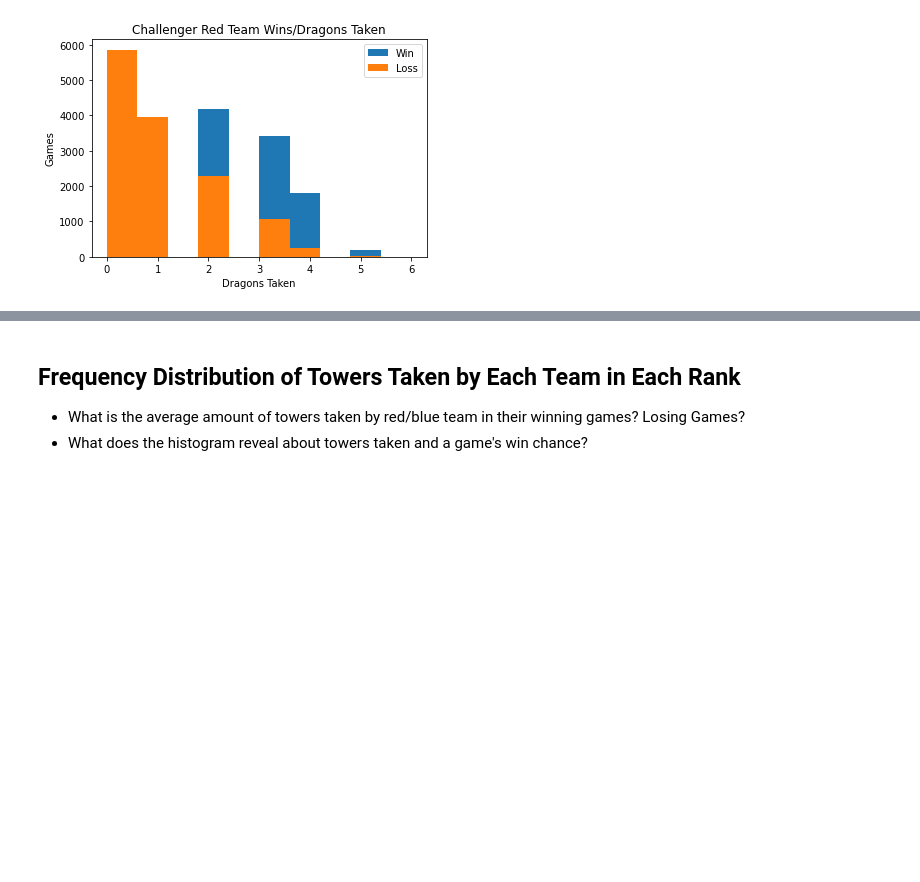
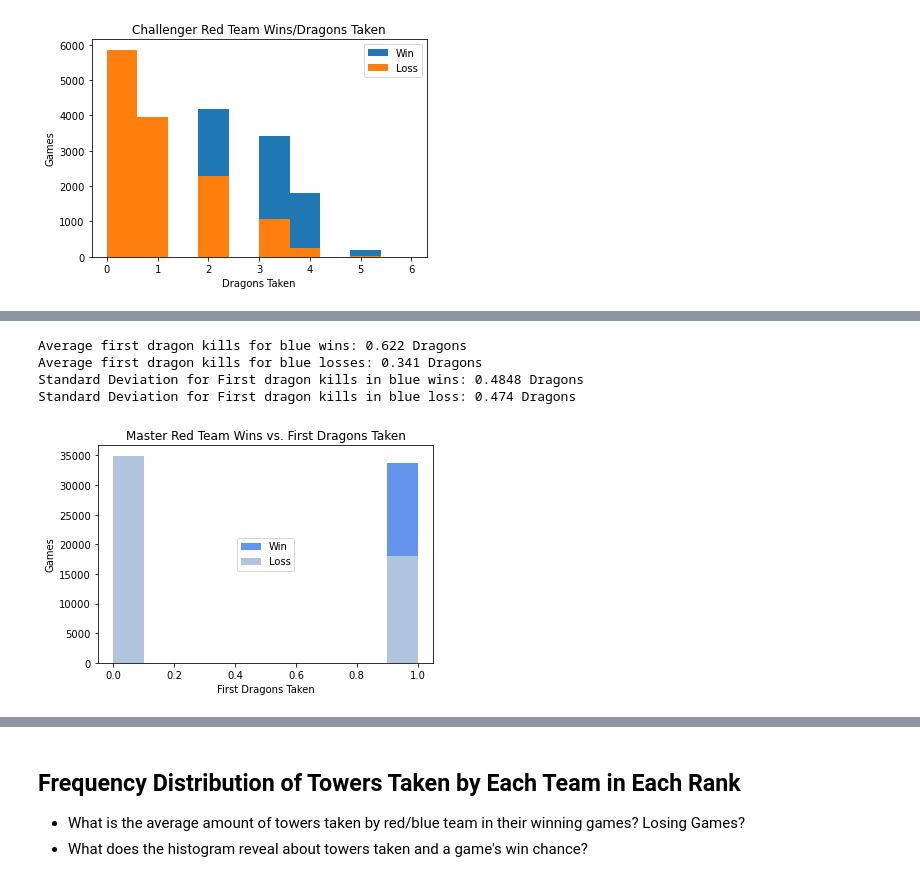
Before and after one commit to josephchancey/riot-lol-match-trends, a Jupyter notebook: Notebooks/LoL Trend Analysis.ipynb, the cells around one changed output, grey strips where cells are left out. Cells and saved outputs as stored; diff of their text form; code cells hidden in the pictures; blank space fills up the shorter version.

```diff
--- a/Notebooks/LoL Trend Analysis.ipynb
+++ b/Notebooks/LoL Trend Analysis.ipynb
@@ -726,0 +749,20 @@ Standard Deviation for dragon kills in red loss: 1.0586 Dragons
+# %%
+# Histogram on Blue Dragon Kills for Wins Against Losses- Master
+plt.hist(m_redwins_df.redFirstDragon, label="Win", color='cornflowerblue')
+plt.hist(m_redloss_df.redFirstDragon, label="Loss", color='lightsteelblue')
+plt.legend(loc="center")
+print(f"Average first dragon kills for blue wins: {round(m_redwins_df['redFirstDragon'].mean(), 3)} Dragons")
+print(f"Average first dragon kills for blue losses: {round(m_redloss_df['redFirstDragon'].mean(), 3)} Dragons")
+print(f"Standard Deviation for First dragon kills in blue wins: {round(m_redwins_df['redFirstDragon'].std(), 4)} Dragons")
+print(f"Standard Deviation for First dragon kills in blue loss: {round(m_redloss_df['redFirstDragon'].std(), 4)} Dragons")
+plt.xlabel('First Dragons Taken')
+plt.ylabel('Games')
+plt.title('Master Red Team Wins vs. First Dragons Taken')
+
+plt.savefig('../Images/master_red_histo_firstdragons.png')
+# %% [output]
+Average first dragon kills for blue wins: 0.622 Dragons
+Average first dragon kills for blue losses: 0.341 Dragons
+Standard Deviation for First dragon kills in blue wins: 0.4848 Dragons
+Standard Deviation for First dragon kills in blue loss: 0.474 Dragons
+[figure, added]
```
Also changed, not shown: parts of 12 cells of this notebook, 6 other files.
